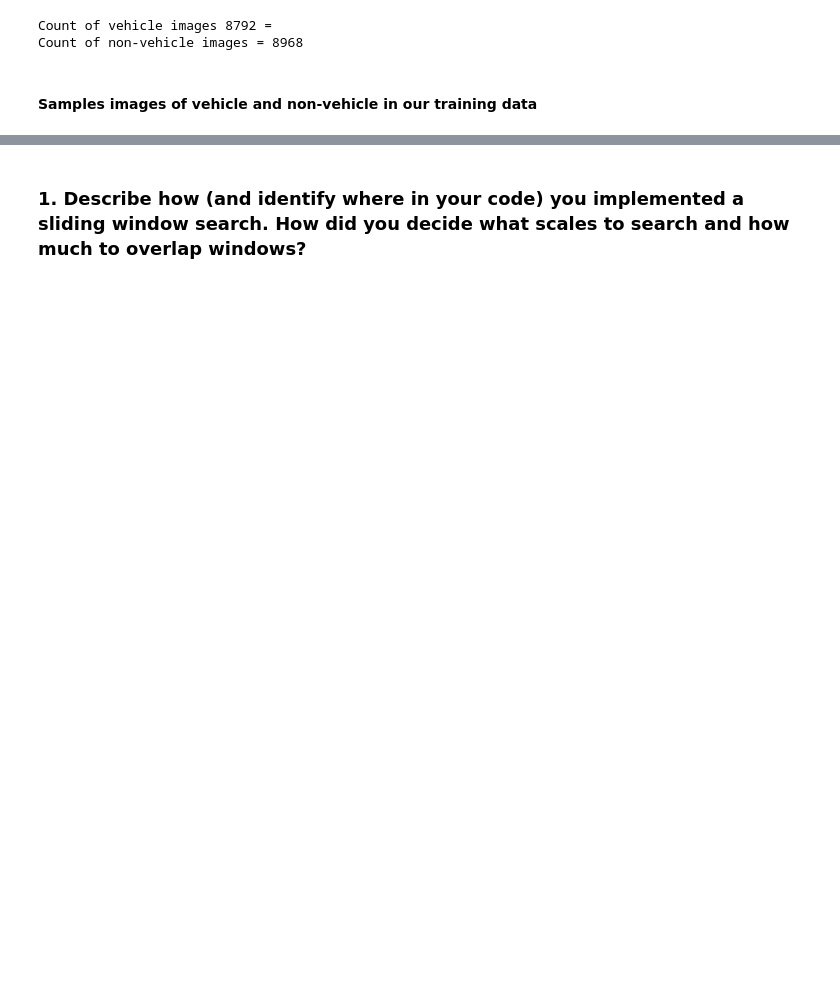
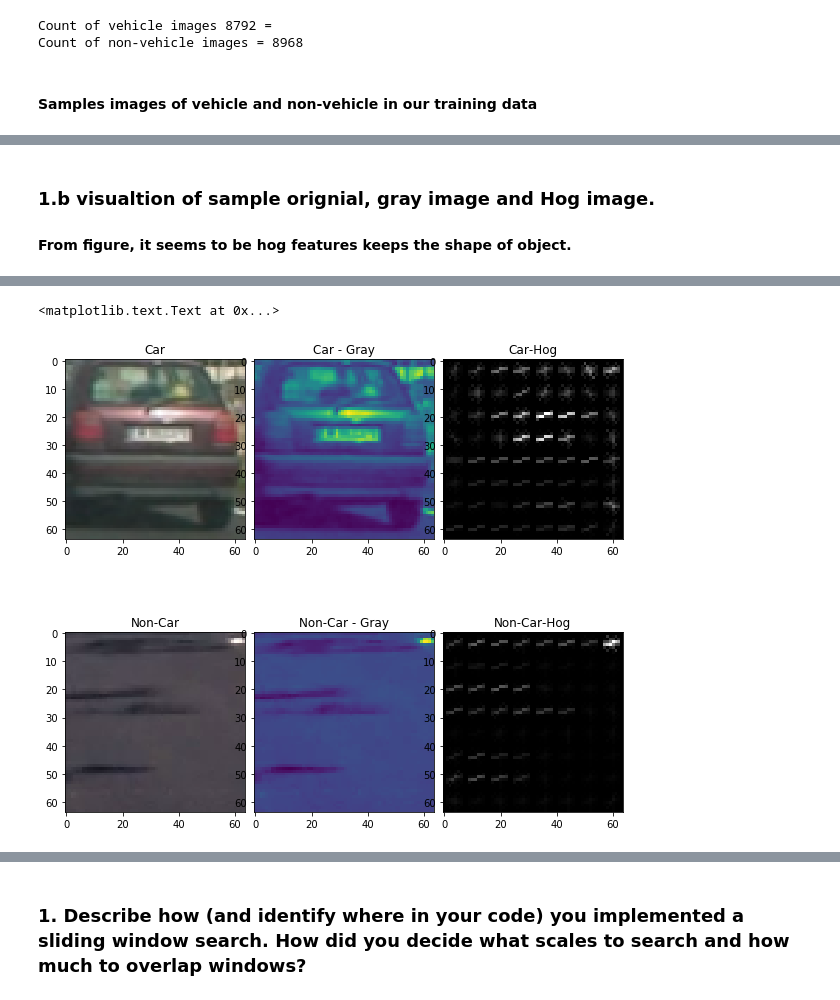
Before and after one commit to rajkuma2011/CarND-Vehicle-Detection, a Jupyter notebook: Vehicle_Detection.ipynb, the cells around one changed output, grey strips where cells are left out. Drawn from its saved outputs; the diff is of its cells as text; code cells hidden in the pictures; blank space fills up the shorter version.

```diff
--- a/Vehicle_Detection.ipynb
+++ b/Vehicle_Detection.ipynb
@@ -229,0 +111,26 @@ def Parameter_selection_Accuracy(car_imgs, notcar_images):
+# %%
+def get_hog_image(img, cspace, channel, hgp):
+    timage = img
+    if cspace != 'GRAY':
+        timage = img
+        if cspace == 'HSV':
+            timage = cv2.cvtColor(img, cv2.COLOR_RGB2HSV)
+        elif cspace == 'LUV':
+            timage = cv2.cvtColor(img, cv2.COLOR_RGB2LUV)
+        elif cspace == 'HLS':
+            feature_image = cv2.cvtColor(img, cv2.COLOR_RGB2HLS)
+        elif cspace == 'YUV':
+            timage = cv2.cvtColor(img, cv2.COLOR_RGB2YUV)
+        elif cspace == 'YCrCb':
+            timage = cv2.cvtColor(img, cv2.COLOR_RGB2YCrCb)
+        else:
+            ## unhandled exception.
+            timg = img
+
+        timage = timage[:,:,channel]
+
+    if cspace == 'GRAY':
+        timage = cv2.cvtColor(img, cv2.COLOR_RGB2GRAY)
+
+    _, hog_image = get_hog_features(timage, hgp.orient, hgp.pix_per_cell, hgp.cell_per_block, vis=True)
+    return hog_image
@@ -229,0 +150,24 @@ def Parameter_selection_Accuracy(car_imgs, notcar_images):
+# %%
+car_img = samp_car_imgs[0]
+notcar_img = samp_non_car_imgs[0]
+# %% [markdown]
+### 1.b visualtion of sample orignial, gray image and Hog image.
+
+#### From figure, it seems to be hog features keeps the shape of object.
+# %%
+fig, axis = plt.subplots(2,3, figsize=(10,10))
+fig.subplots_adjust(hspace = .005, wspace=0.05)
+axis[0,0].imshow(car_img)
+axis[0,0].set_title("Car")
+axis[0,1].imshow(cv2.cvtColor(car_img, cv2.COLOR_RGB2GRAY))
+axis[0,1].set_title("Car - Gray")
+axis[0,2].imshow(get_hog_image(car_img, 'GRAY', -1, feature_params), 'gray')
+axis[0,2].set_title("Car-Hog")
+
+axis[1,0].imshow(notcar_img)
+axis[1,0].set_title("Non-Car")
+axis[1,1].imshow(cv2.cvtColor(notcar_img, cv2.COLOR_RGB2GRAY))
+axis[1,1].set_title("Non-Car - Gray")
+axis[1,2].imshow(get_hog_image(notcar_img, 'GRAY', -1, feature_params), 'gray')
+axis[1,2].set_title("Non-Car-Hog")
+# %% [output]
@@ -229,0 +176,2 @@ def Parameter_selection_Accuracy(car_imgs, notcar_images):
+<matplotlib.text.Text at 0x...>
+[figure, added]
```
Also changed, not shown: parts of 67 cells of this notebook.
